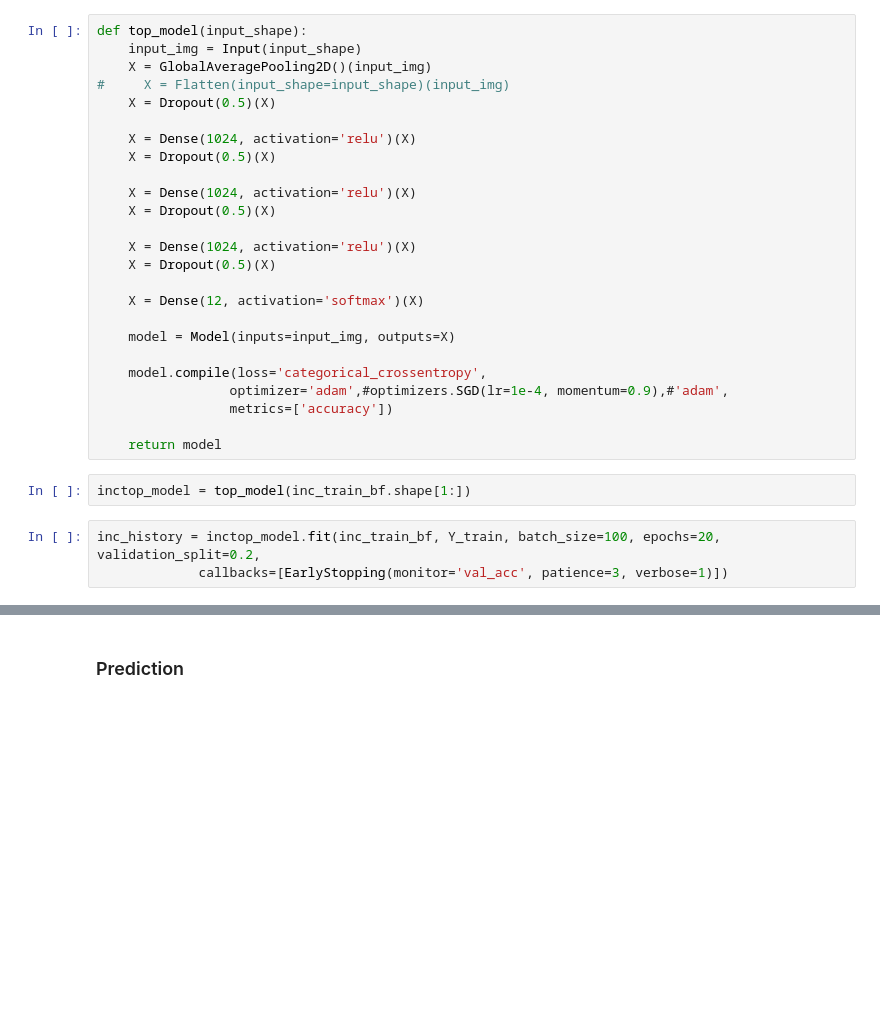
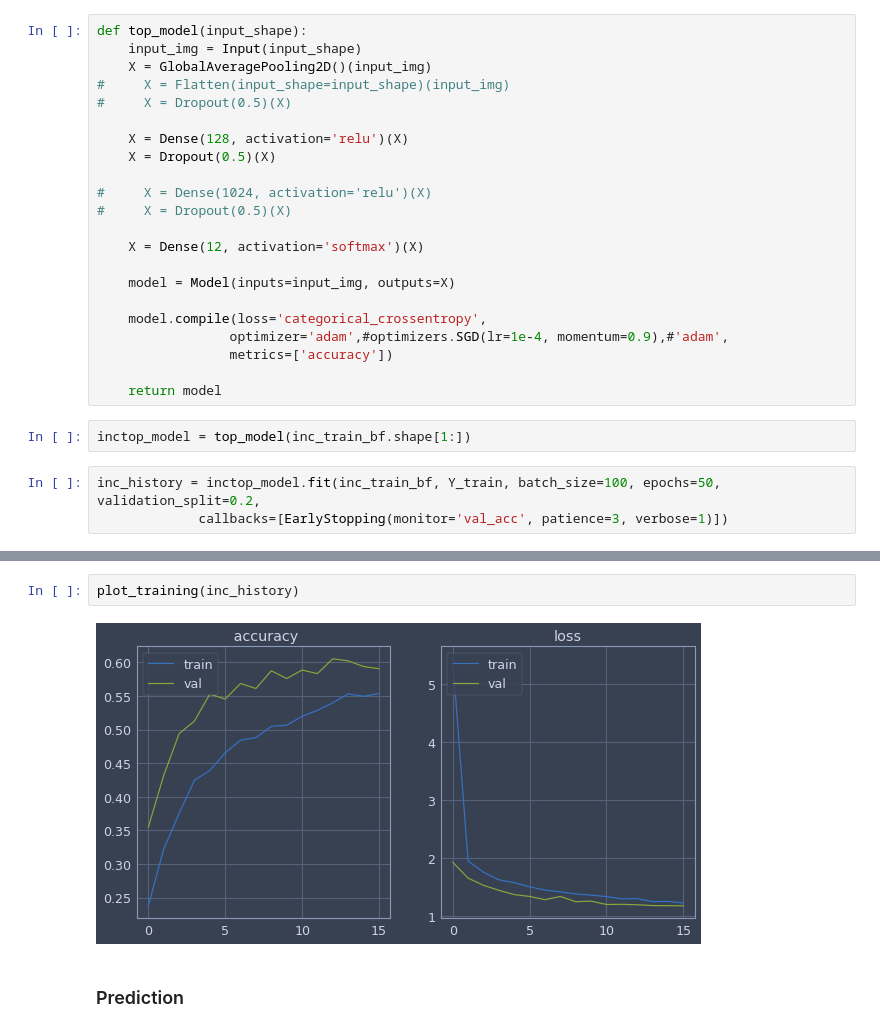
Before and after one commit to pyaf/kaggle_code, a Jupyter notebook: plant-seedlings-classifications/keras.ipynb, the cells around one changed output, grey strips where cells are left out. Saved outputs shown, nothing was run; the diff lists cells and outputs as text; blank space fills up the shorter version.

```diff
--- a/plant-seedlings-classifications/keras.ipynb
+++ b/plant-seedlings-classifications/keras.ipynb
@@ -144,16 +184,13 @@ def top_model(input_shape):
     input_img = Input(input_shape)
     X = GlobalAveragePooling2D()(input_img)
 #     X = Flatten(input_shape=input_shape)(input_img)
+#     X = Dropout(0.5)(X)
+
+    X = Dense(128, activation='relu')(X)
     X = Dropout(0.5)(X)
 
-    X = Dense(1024, activation='relu')(X)
-    X = Dropout(0.5)(X)
-
-    X = Dense(1024, activation='relu')(X)
-    X = Dropout(0.5)(X)
-
-    X = Dense(1024, activation='relu')(X)
-    X = Dropout(0.5)(X)
+#     X = Dense(1024, activation='relu')(X)
+#     X = Dropout(0.5)(X)
 
     X = Dense(12, activation='softmax')(X)
 
@@ -167,7 +204,7 @@ def top_model(input_shape):
 # %%
 inctop_model = top_model(inc_train_bf.shape[1:])
 # %%
-inc_history = inctop_model.fit(inc_train_bf, Y_train, batch_size=100, epochs=20, validation_split=0.2,
+inc_history = inctop_model.fit(inc_train_bf, Y_train, batch_size=100, epochs=50, validation_split=0.2,
              callbacks=[EarlyStopping(monitor='val_acc', patience=3, verbose=1)])
 # %% [output]
 Train on 3800 samples, validate on 950 samples
@@ -190,3 +227,7 @@ Epoch 00013: early stopping
+# %%
+plot_training(inc_history)
+# %% [output]
+[figure, added]
 # %% [markdown]
 ### Prediction
 # %%
```
Also changed, not shown: parts of 11 cells of this notebook, 5 other files.
